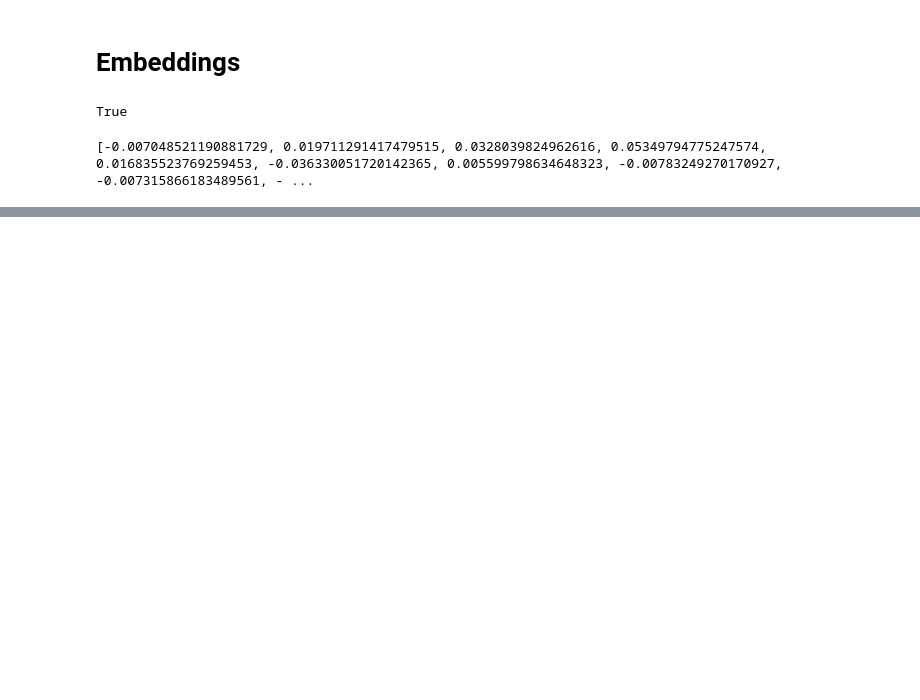
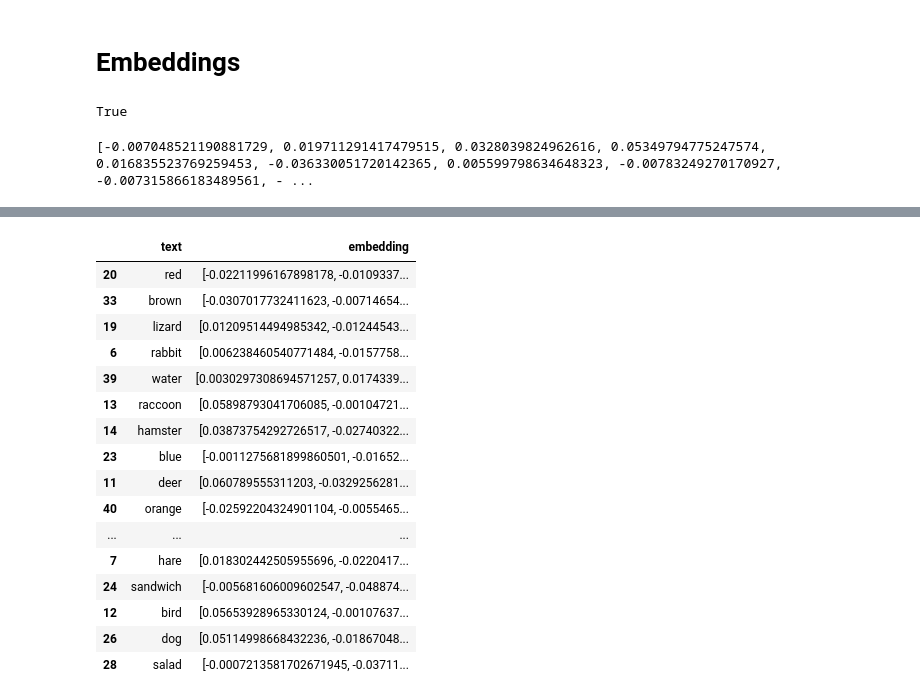
Before and after one commit to Jhonneg/py-langchain, a Jupyter notebook: embeddings.ipynb, the cells around one changed output, grey strips where cells are left out. Cells and saved outputs as stored; diff of their text form; code cells hidden in the pictures; blank space fills up the shorter version.

Commit message:
added csv embeddings

```diff
--- a/embeddings.ipynb
+++ b/embeddings.ipynb
@@ -20,0 +27,6 @@ print(embedding.data[0].embedding)
+# %%
+import pandas as pd
+
+df = pd.read_csv("words.csv")
+df = df.sample(frac=1)
+df
@@ -20,0 +51,28 @@ print(embedding.data[0].embedding)
+# %%
+def get_embedding(text, model="text-embedding-3-small"):
+    client = OpenAI()
+    text = text.replace("\n", "")
+
+    response = client.embeddings.create(input=text, model=model)
+    return response.data[0].embedding
+# %%
+df["embedding"] = df["text"].apply(lambda x: get_embedding(x))
+df
+# %% [output]
+|  | text | embedding |
+| 20 | red | [-0.02211996167898178, -0.0109337... |
+| 33 | brown | [-0.0307017732411623, -0.00714654... |
+| 19 | lizard | [0.01209514494985342, -0.01244543... |
+| 6 | rabbit | [0.006238460540771484, -0.0157758... |
+| 39 | water | [0.0030297308694571257, 0.0174339... |
+| 13 | raccoon | [0.05898793041706085, -0.00104721... |
+| 14 | hamster | [0.03873754292726517, -0.02740322... |
+| 23 | blue | [-0.0011275681899860501, -0.01652... |
+| 11 | deer | [0.060789555311203, -0.0329256281... |
+| 40 | orange | [-0.02592204324901104, -0.0055465... |
+| ... | ... | ... |
+| 7 | hare | [0.018302442505955696, -0.0220417... |
+| 24 | sandwich | [-0.005681606009602547, -0.048874... |
+| 12 | bird | [0.05653928965330124, -0.00107637... |
+| 26 | dog | [0.05114998668432236, -0.01867048... |
+| 28 | salad | [-0.0007213581702671945, -0.03711... |
```
Also changed, not shown: parts of 3 cells of this notebook, 2 other files.
